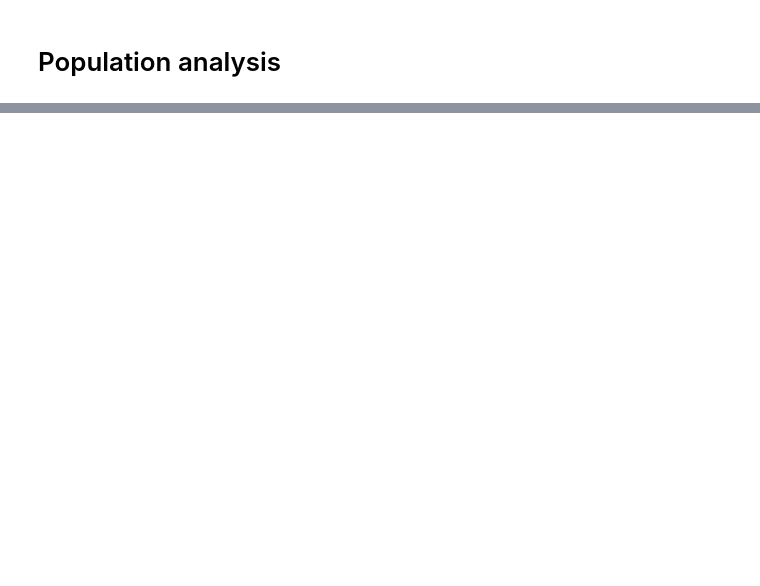
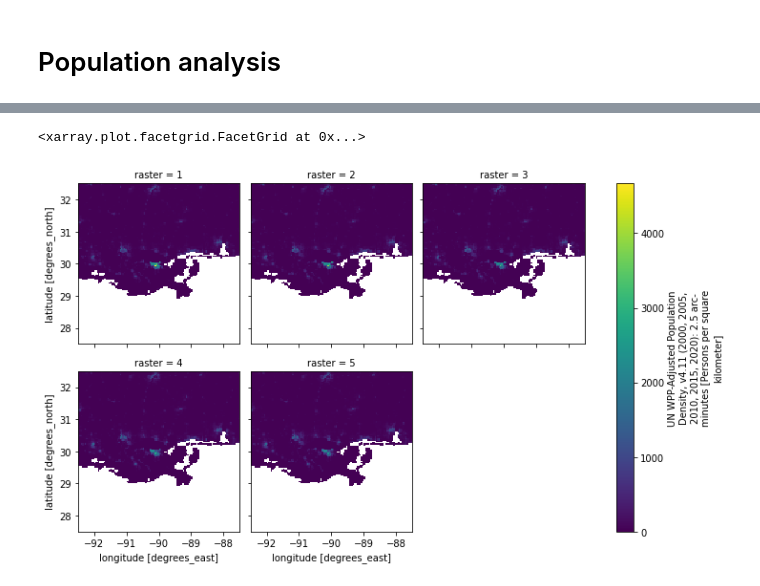
Before and after one commit to sdat2/pop, a Jupyter notebook: Pop.ipynb, the cells around one changed output, grey strips where cells are left out. Cells and saved outputs as stored; diff of their text form; code cells hidden in the pictures; blank space fills up the shorter version.

```diff
--- a/Pop.ipynb
+++ b/Pop.ipynb
@@ -13,0 +52,5 @@ from src.constants import path_to_pop_density
+# %%
+ds[var].isel(raster=slice(0,5)).sel(longitude=slice(-92.5, -87.5), latitude=slice(32.5,27.5)).plot(col="raster", col_wrap=3)
+# %% [output]
+<xarray.plot.facetgrid.FacetGrid at 0x...>
+[figure, added]
```
Also changed, not shown: parts of 6 cells of this notebook.
